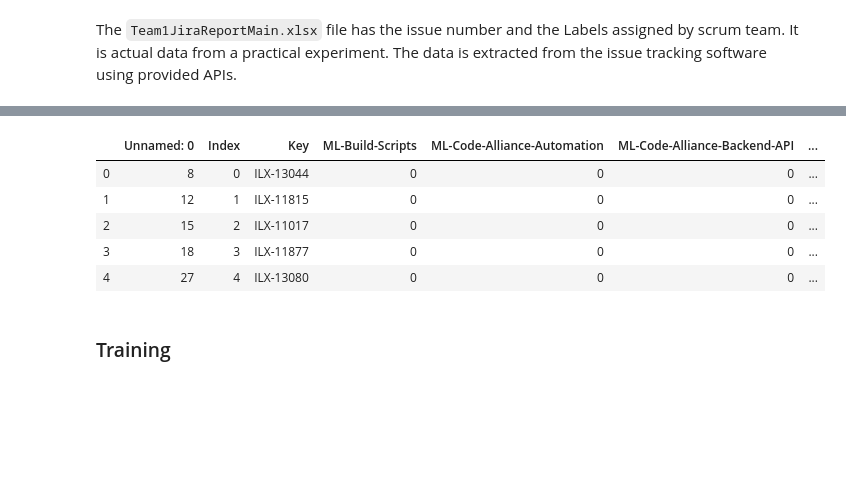
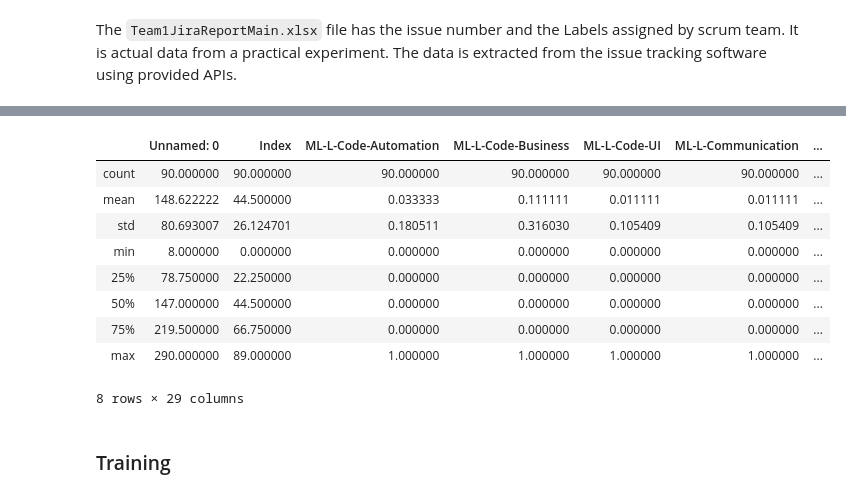
Before and after one commit to babakansari/StoryPointsPrediction, a Jupyter notebook: Public_Ansari_Jaberi_Software_Effort_Estimation.ipynb, the cells around one changed output, grey strips where cells are left out. Saved outputs shown, nothing was run; the diff lists cells and outputs as text; code cells hidden in the pictures; blank space fills up the shorter version.

```diff
--- a/Public_Ansari_Jaberi_Software_Effort_Estimation.ipynb
+++ b/Public_Ansari_Jaberi_Software_Effort_Estimation.ipynb
@@ -61,6 +55,8 @@ The `Team1JiraReportMain.xlsx` file has the issue number and the Labels assigned
 # %%
 # Read data from existing User Story prediction file
 print("Data loaded from file:",file_name)
-df = pd.read_excel(file_name, sheetname)
+df = pd.read_excel(file_name)
+print(df.shape)
+df.head()
 # %% [output]
 Data loaded from file: Team1JiraReportMain.xlsx
@@ -67,12 +71,16 @@ Data loaded from file: Team1JiraReportMain.xlsx
 # %%
-df.head()
+df.describe()
 # %% [output]
-|  | Unnamed: 0 | Index | Key | ML-Build-Scripts | ML-Code-Alliance-Automation | ML-Code-Alliance-Backend-API | ... |
-| 0 | 8 | 0 | ILX-13044 | 0 | 0 | 0 | ... |
-| 1 | 12 | 1 | ILX-11815 | 0 | 0 | 0 | ... |
-| 2 | 15 | 2 | ILX-11017 | 0 | 0 | 0 | ... |
-| 3 | 18 | 3 | ILX-11877 | 0 | 0 | 0 | ... |
-| 4 | 27 | 4 | ILX-13080 | 0 | 0 | 0 | ... |
+|  | Unnamed: 0 | Index | ML-L-Code-Automation | ML-L-Code-Business | ML-L-Code-UI | ML-L-Communication | ... |
+| count | 90.000000 | 90.000000 | 90.000000 | 90.000000 | 90.000000 | 90.000000 | ... |
+| mean | 148.622222 | 44.500000 | 0.033333 | 0.111111 | 0.011111 | 0.011111 | ... |
+| std | 80.693007 | 26.124701 | 0.180511 | 0.316030 | 0.105409 | 0.105409 | ... |
+| min | 8.000000 | 0.000000 | 0.000000 | 0.000000 | 0.000000 | 0.000000 | ... |
+| 25% | 78.750000 | 22.250000 | 0.000000 | 0.000000 | 0.000000 | 0.000000 | ... |
+| 50% | 147.000000 | 44.500000 | 0.000000 | 0.000000 | 0.000000 | 0.000000 | ... |
+| 75% | 219.500000 | 66.750000 | 0.000000 | 0.000000 | 0.000000 | 0.000000 | ... |
+| max | 290.000000 | 89.000000 | 1.000000 | 1.000000 | 1.000000 | 1.000000 | ... |
+8 rows × 29 columns
 # %% [markdown]
 ### Training
 # %% [markdown]
```
Also changed, not shown: parts of 16 cells of this notebook, 22 other files.
